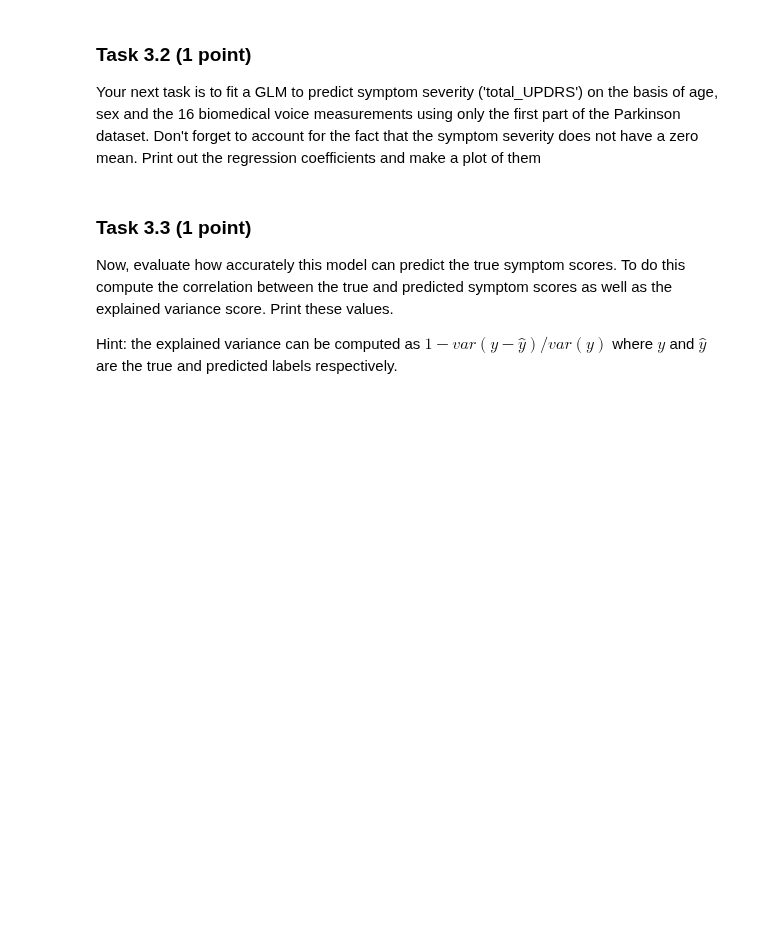
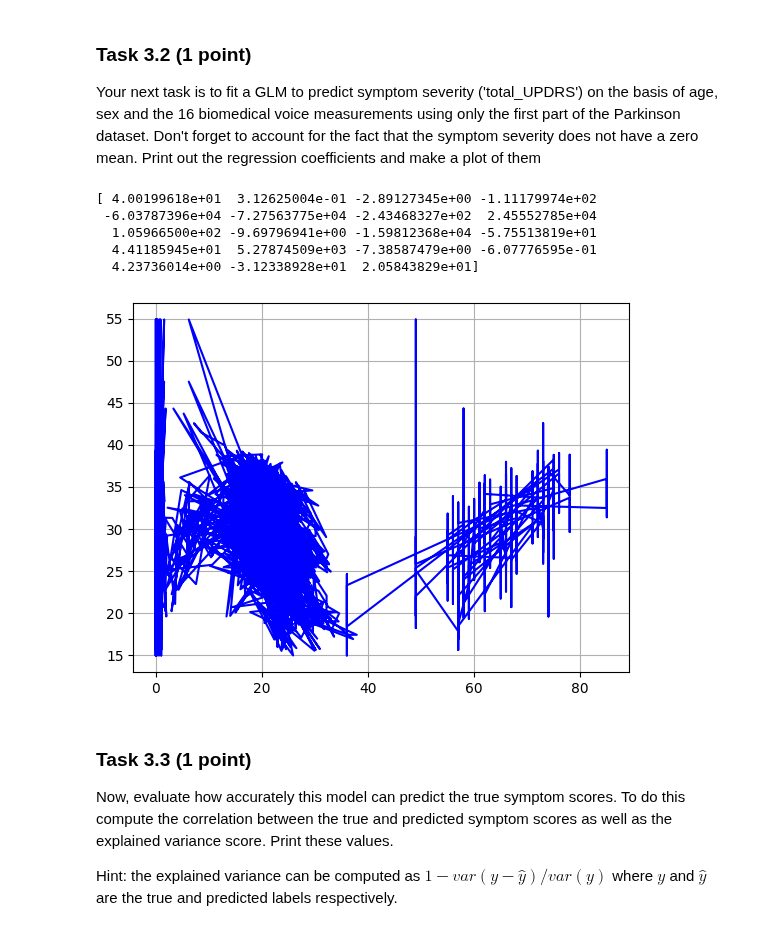
Before and after one commit to SietseHornstra/BigDataCourse, a Jupyter notebook: Exam/Assignment1/Assignment1.ipynb, the cells around one changed output. Cells and saved outputs as stored; diff of their text form; code cells hidden in the pictures; blank space fills up the shorter version.

```diff
--- a/Exam/Assignment1/Assignment1.ipynb
+++ b/Exam/Assignment1/Assignment1.ipynb
@@ -302,3 +387,12 @@ parkinsons_updrs_dataset1_z = (parkinsons_updrs_dataset1 - parkinsons_updrs_data
+# %%
+##TODO
+#data schalen?
+# alleen belangrijke kolommen includeren
+PCA_dataset1 = parkinsons_updrs_dataset1.drop(columns=["Unnamed: 0", "subject#", "age", "sex", "test_time", "motor_UPDRS", "total_UPDRS"])
+
+
+## volgens mij hoef ik niet te standaardiseren want doe dat ook zo al
+parkinsons_updrs_dataset1_z = (PCA_dataset1 - PCA_dataset1.mean()) / PCA_dataset1.std()
 # %%
 x = parkinsons_updrs_dataset1_z
 m = np.mean(x,0)
@@ -330,6 +430,39 @@ print(keep)
 ### Task 3.2 (1 point)
 
 Your next task is to fit a GLM to predict symptom severity ('total_UPDRS') on the basis of age, sex and the 16 biomedical voice measurements using only the first part of the Parkinson dataset. Don't forget to account for the fact that the symptom severity does not have a zero mean. Print out the regression coefficients and make a plot of them
+# %%
+GLM_data1 = parkinsons_updrs_dataset1.drop(columns=["Unnamed: 0", "subject#", "test_time", "motor_UPDRS", "total_UPDRS"])
+
+y = parkinsons_updrs_dataset1["total_UPDRS"].values
+
+X = GLM_data1.values
+
+
+M = np.zeros((len(X), 19))
+M[:,0] = np.ones(len(x))
+M[:,1:] = X
+
+beta = np.linalg.pinv(M).dot(y)
+print(beta)
+
+#plt.plot(x, y, 'x')
+plt.plot(X, M.dot(beta),'b')
+
+
+plt.grid()
+plt.show()
+
+
+plt.bar(["intercept"] + list(GLM_data1.columns), beta)
+plt.xticks(rotation=90)
+plt.show()
+# %% [output]
+[ 4.00199618e+01  3.12625004e-01 -2.89127345e+00 -1.11179974e+02
+ -6.03787396e+04 -7.27563775e+04 -2.43468327e+02  2.45552785e+04
+  1.05966500e+02 -9.69796941e+00 -1.59812368e+04 -5.75513819e+01
+  4.41185945e+01  5.27874509e+03 -7.38587479e+00 -6.07776595e-01
+  4.23736014e+00 -3.12338928e+01  2.05843829e+01]
+[figure, added]
 # %% [markdown]
 ### Task 3.3 (1 point)
 
```
Also changed, not shown: parts of 29 cells of this notebook, 1 other file.
